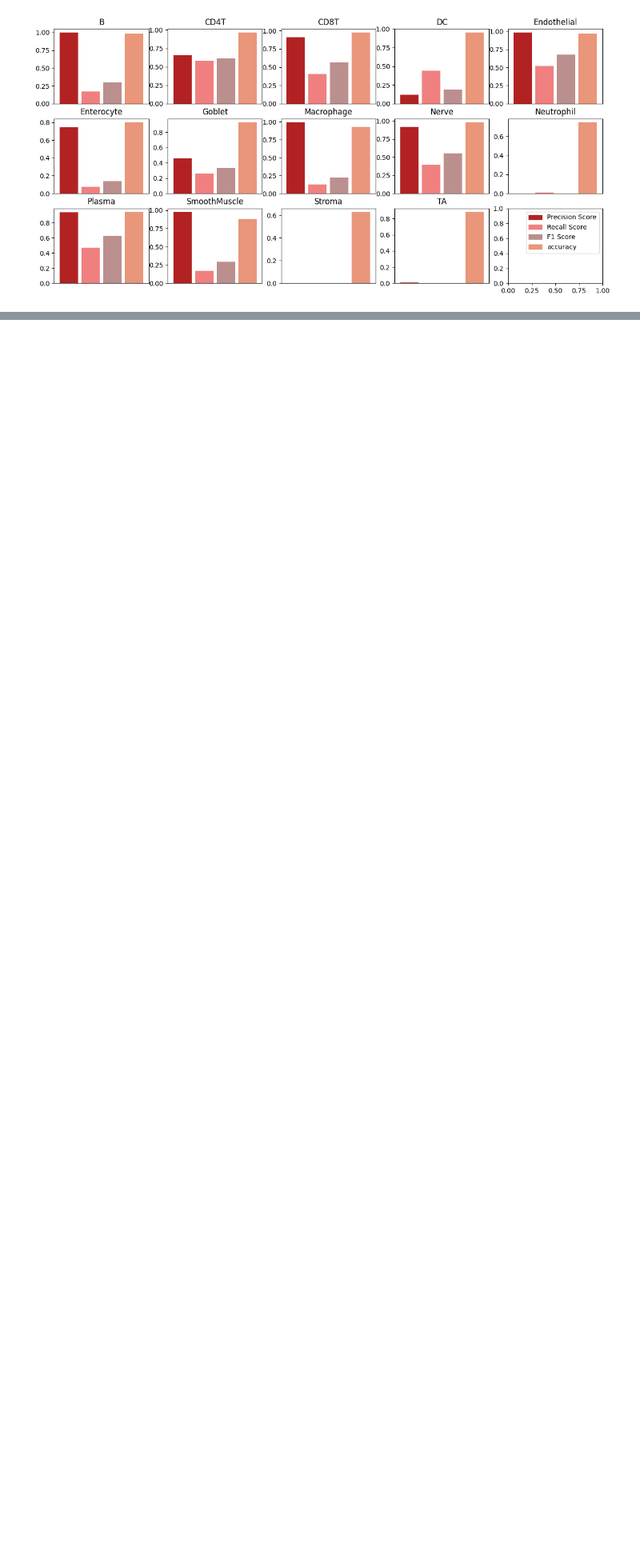
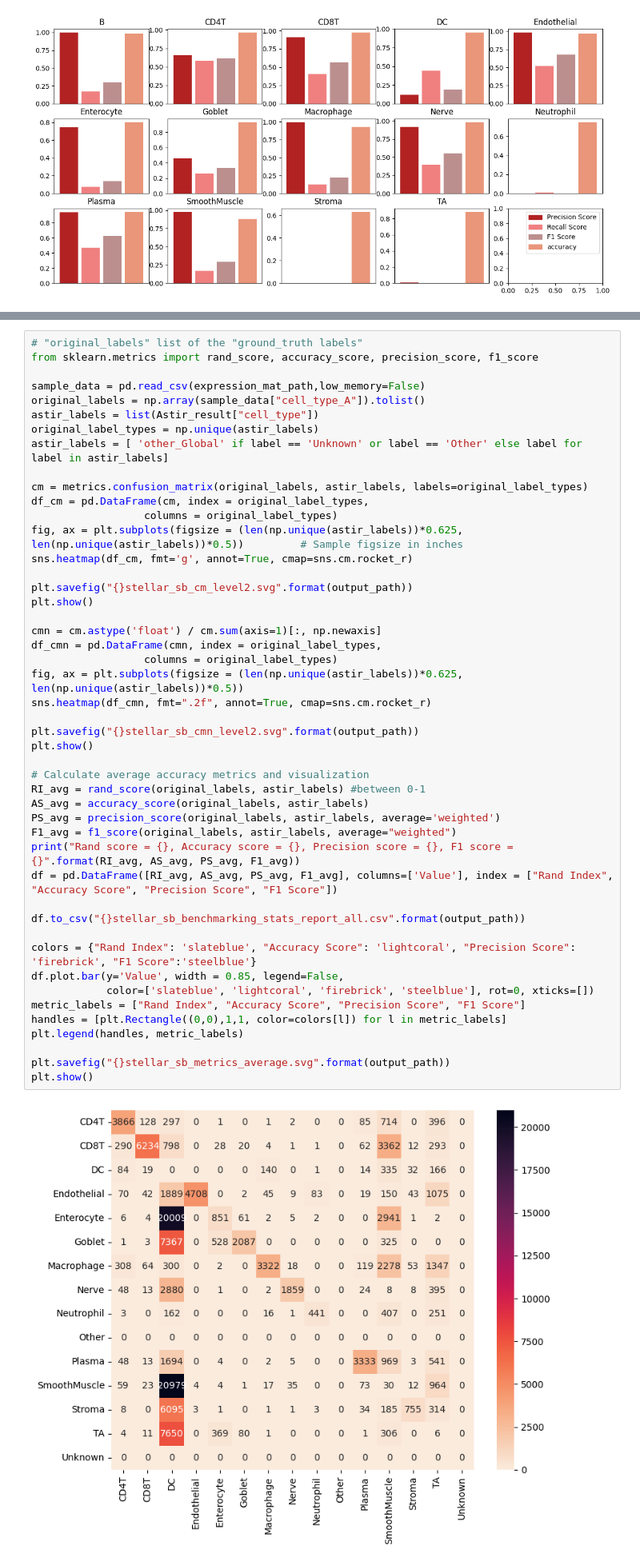
Before and after one commit to farkkilab/tribus, a Jupyter notebook: STELLAR_notebook_astir.ipynb, the cells around one changed output, grey strips where cells are left out. Shown at 80% size. Drawn from its saved outputs; the diff is of its cells as text; blank space fills up the shorter version.

```diff
--- a/STELLAR_notebook_astir.ipynb
+++ b/STELLAR_notebook_astir.ipynb
@@ -470,0 +545,49 @@ weighted avg   0.706836  0.219768  0.303443  106103.0
+# %%
+# "original_labels" list of the "ground_truth labels"
+from sklearn.metrics import rand_score, accuracy_score, precision_score, f1_score
+
+sample_data = pd.read_csv(expression_mat_path,low_memory=False)
+original_labels = np.array(sample_data["cell_type_A"]).tolist()
+astir_labels = list(Astir_result["cell_type"])
+original_label_types = np.unique(astir_labels)
+astir_labels = [ 'other_Global' if label == 'Unknown' or label == 'Other' else label for label in astir_labels]
+
+cm = metrics.confusion_matrix(original_labels, astir_labels, labels=original_label_types)
+df_cm = pd.DataFrame(cm, index = original_label_types,
+                  columns = original_label_types)
+fig, ax = plt.subplots(figsize = (len(np.unique(astir_labels))*0.625, len(np.unique(astir_labels))*0.5))         # Sample figsize in inches
+sns.heatmap(df_cm, fmt='g', annot=True, cmap=sns.cm.rocket_r)
+
+plt.savefig("{}stellar_sb_cm_level2.svg".format(output_path))
+plt.show()
+
+cmn = cm.astype('float') / cm.sum(axis=1)[:, np.newaxis]
+df_cmn = pd.DataFrame(cmn, index = original_label_types,
+                  columns = original_label_types)
+fig, ax = plt.subplots(figsize = (len(np.unique(astir_labels))*0.625, len(np.unique(astir_labels))*0.5))
+sns.heatmap(df_cmn, fmt=".2f", annot=True, cmap=sns.cm.rocket_r)
+
+plt.savefig("{}stellar_sb_cmn_level2.svg".format(output_path))
+plt.show()
+
+# Calculate average accuracy metrics and visualization
+RI_avg = rand_score(original_labels, astir_labels) #between 0-1
+AS_avg = accuracy_score(original_labels, astir_labels)
+PS_avg = precision_score(original_labels, astir_labels, average='weighted')
+F1_avg = f1_score(original_labels, astir_labels, average="weighted")
+print("Rand score = {}, Accuracy score = {}, Precision score = {}, F1 score = {}".format(RI_avg, AS_avg, PS_avg, F1_avg))
+df = pd.DataFrame([RI_avg, AS_avg, PS_avg, F1_avg], columns=['Value'], index = ["Rand Index", "Accuracy Score", "Precision Score", "F1 Score"])
+
+df.to_csv("{}stellar_sb_benchmarking_stats_report_all.csv".format(output_path))
+
+colors = {"Rand Index": 'slateblue', "Accuracy Score": 'lightcoral', "Precision Score": 'firebrick', "F1 Score":'steelblue'}
+df.plot.bar(y='Value', width = 0.85, legend=False,
+            color=['slateblue', 'lightcoral', 'firebrick', 'steelblue'], rot=0, xticks=[])
+metric_labels = ["Rand Index", "Accuracy Score", "Precision Score", "F1 Score"]
+handles = [plt.Rectangle((0,0),1,1, color=colors[l]) for l in metric_labels]
+plt.legend(handles, metric_labels)
+
+plt.savefig("{}stellar_sb_metrics_average.svg".format(output_path))
+plt.show()
+# %% [output]
+[figure, added]
```
Also changed, not shown: parts of 10 cells of this notebook, 3 other files.
